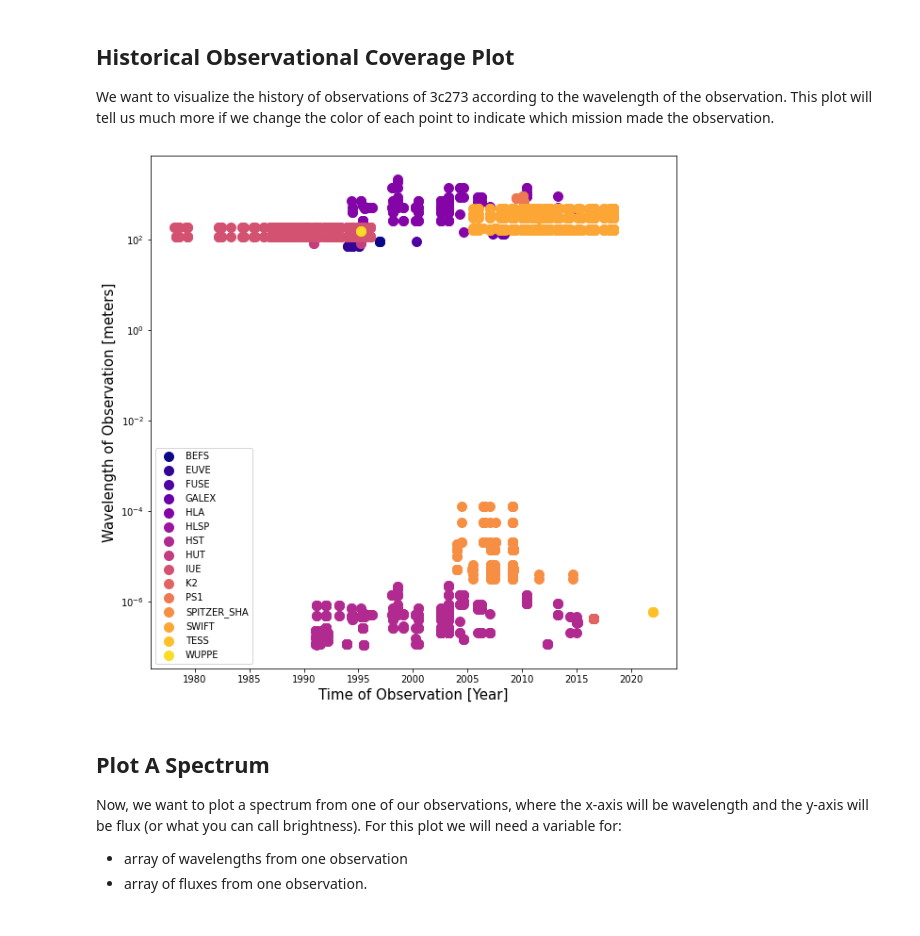
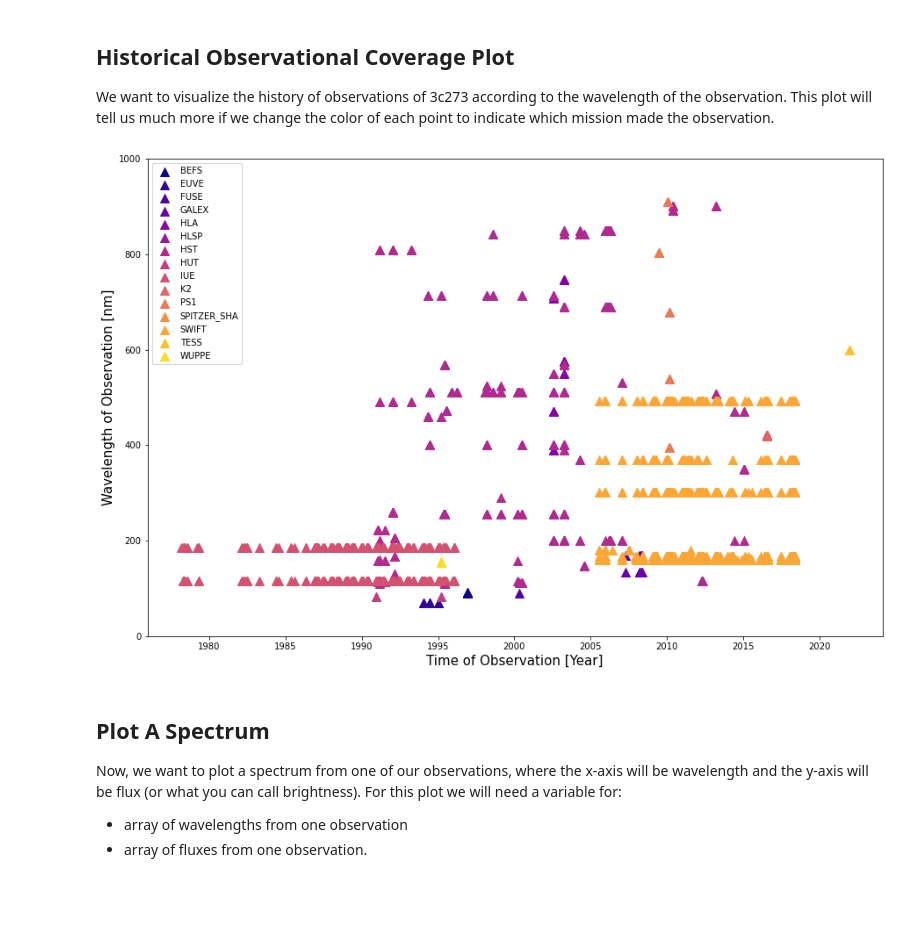
Before and after one commit to ScienceBetter/notebooks-stsci, a Jupyter notebook: notebooks/MAST/plotting_quasar_observations/plotting_quasar_observations.ipynb, the cells around one changed output. Saved outputs shown, nothing was run; the diff lists cells and outputs as text; code cells hidden in the pictures.

Commit message:
Finished plotting_quasar_observations
This notebook is ready for review.

```diff
--- a/notebooks/MAST/plotting_quasar_observations/plotting_quasar_observations.ipynb
+++ b/notebooks/MAST/plotting_quasar_observations/plotting_quasar_observations.ipynb
@@ -92,21 +93,15 @@ times = np.array(times)
 #Parse observations table to get the wavelength data
 wavelength_min = obs_table["em_min"]
 wavelength_max = obs_table["em_max"]
-
-#Calculate the average of each wavelength range:
-#initialize list for median wavelengths
-waves = wavelength_min*1e-9
-#loop through the number of wavelengths
-# for i in range(len(wavelength_max)):
-#     np.arange(wavelength_min[i],wavelength_max[i],1)
-#     print(wavelength_min[i])
-#     waves.append(np.median(waves_array))
-    #add each median value to a list
-# for wave in range(len(wavelength_min)):
-#     waves.append((wavelength_max[i]+wavelength_min[i])/2)
-
-#change list to numpy array and convert units from nanometers to meters
-# waves = np.array(waves)*1e-9
+#Due to an issue in the MAST database, we have to correct the some wavelength values that are off by a factor of 1e9
+waves = []
+for wave in wavelength_min:
+    if wave/1e9 >= 1:
+        waves.append(wave/1e9)
+    else:
+        waves.append(wave)
+#change list to numpy array
+waves = np.array(waves)
 
 #Parse the observations table to get the mission names data
 mission = obs_table["obs_collection"]
@@ -118,36 +113,34 @@ We want to visualize the history of observations of 3c273 according to the wavel
 # %%
 #make plot axes
 fig = plt.figure()
-fig.set_size_inches(10,10)
+fig.set_size_inches(15,10)
 ax = fig.add_subplot()
 
 #get color for every unique mission name
 cm = plt.cm.get_cmap("plasma")
 num_colors = len(np.unique(mission))
 ax.set_prop_cycle(color = [cm(1.*i/num_colors) for i in range(num_colors)])
 
 #loop through the mission names
 for i in np.unique(mission):
     #filter times and wavelengths by mission name
     ind = np.where(mission == i)
     #plot it
-    ax.scatter(times[ind], waves[ind], label = i, s = 100)#, edgecolor = ecolor)
+    ax.scatter(times[ind], waves[ind], label = i, s = 100, marker = "^")#, edgecolor = ecolor)
 
 # plt.plot(times, wavelengths)
 
 #place the legend
 plt.legend()
-#scale the y-axis to log for better visualization
-plt.yscale("log")
-#set the limits of the y-axis, you can change this to see different wavelength ranges later
-# plt.ylim(10**-9,10**3)
+#set the limits of the y-axis
+plt.ylim(10**-9,10**3)
 # set the label of the x and y axes
 plt.xlabel("Time of Observation [Year]", fontsize = 15)
-plt.ylabel("Wavelength of Observation [meters]", fontsize = 15)
+plt.ylabel("Wavelength of Observation [nm]", fontsize = 15)
 #show the plot
 plt.show()
 # %% [output]
-[figure, old version]
+[figure, new version]
 # %% [markdown]
 ## Plot A Spectrum
 
```
Also changed, not shown: parts of 2 cells of this notebook.
